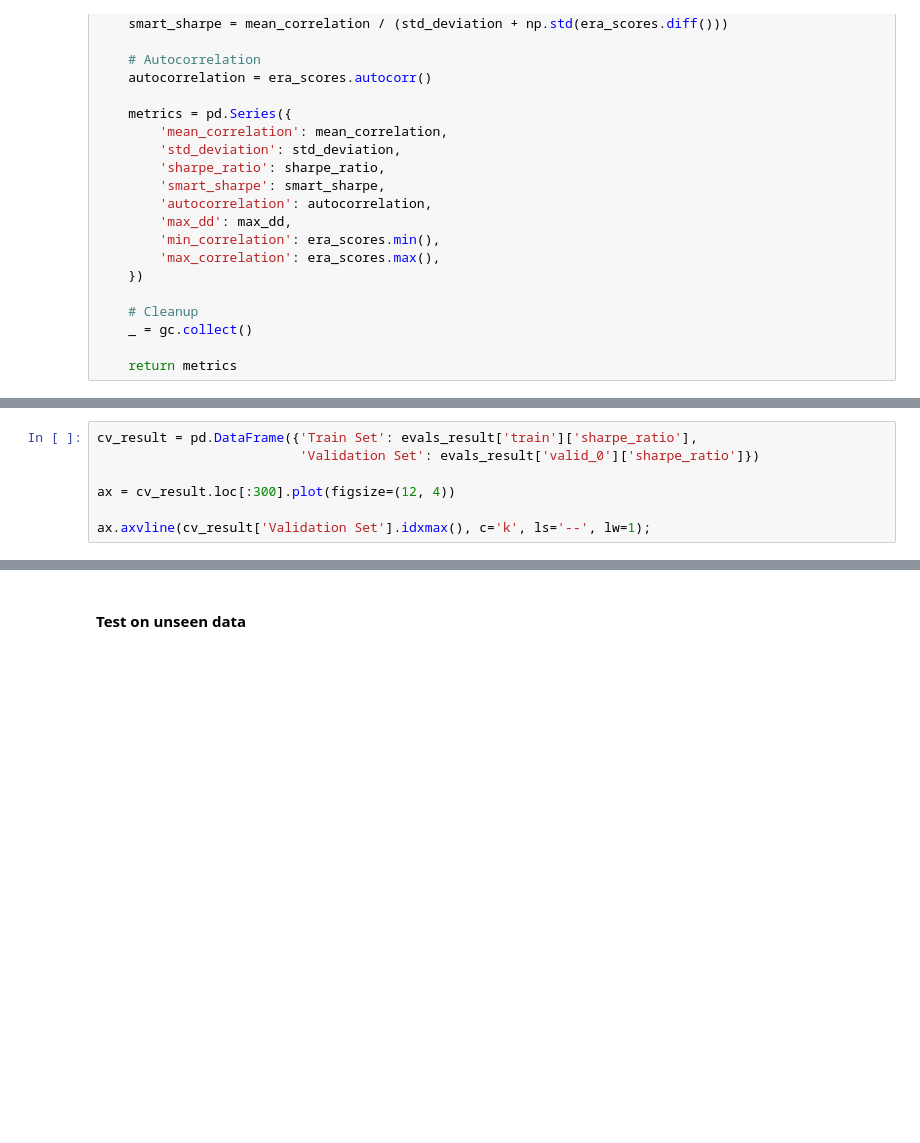
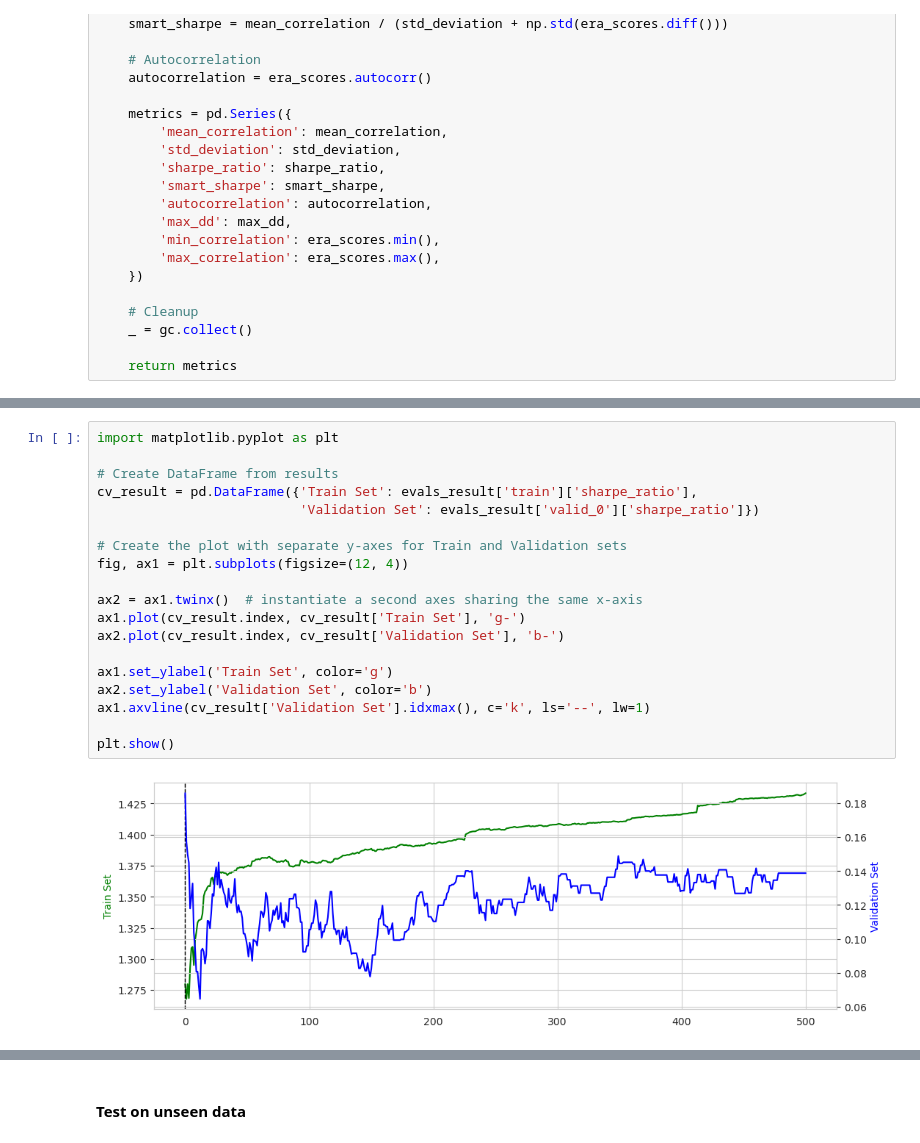
Before and after one commit to skhan61/QuantProject, a Jupyter notebook: 07_a_strategy_building _(ML _models).ipynb, the cells around one changed output, grey strips where cells are left out. Cells and saved outputs as stored; diff of their text form; blank space fills up the shorter version.

```diff
--- a/07_a_strategy_building _(ML _models).ipynb
+++ b/07_a_strategy_building _(ML _models).ipynb
@@ -261,10 +326,24 @@ study.optimize(lambda trial: objective(trial, train_data, features, categoricals
-# %%
-cv_result = pd.DataFrame({'Train Set': evals_result['train']['sharpe_ratio'],
-                          'Validation Set': evals_result['valid_0']['sharpe_ratio']})
-
-ax = cv_result.loc[:300].plot(figsize=(12, 4))
-
-ax.axvline(cv_result['Validation Set'].idxmax(), c='k', ls='--', lw=1);
+# %%
+import matplotlib.pyplot as plt
+
+# Create DataFrame from results
+cv_result = pd.DataFrame({'Train Set': evals_result['train']['sharpe_ratio'],
+                          'Validation Set': evals_result['valid_0']['sharpe_ratio']})
+
+# Create the plot with separate y-axes for Train and Validation sets
+fig, ax1 = plt.subplots(figsize=(12, 4))
+
+ax2 = ax1.twinx()  # instantiate a second axes sharing the same x-axis
+ax1.plot(cv_result.index, cv_result['Train Set'], 'g-')
+ax2.plot(cv_result.index, cv_result['Validation Set'], 'b-')
+
+ax1.set_ylabel('Train Set', color='g')
+ax2.set_ylabel('Validation Set', color='b')
+ax1.axvline(cv_result['Validation Set'].idxmax(), c='k', ls='--', lw=1)
+
+plt.show()
+# %% [output]
+[figure, added]
 # %%
 best_params = study.best_params
 print("Best parameters found by Optuna:")
```
Also changed, not shown: parts of 14 cells of this notebook, 1 other file.
